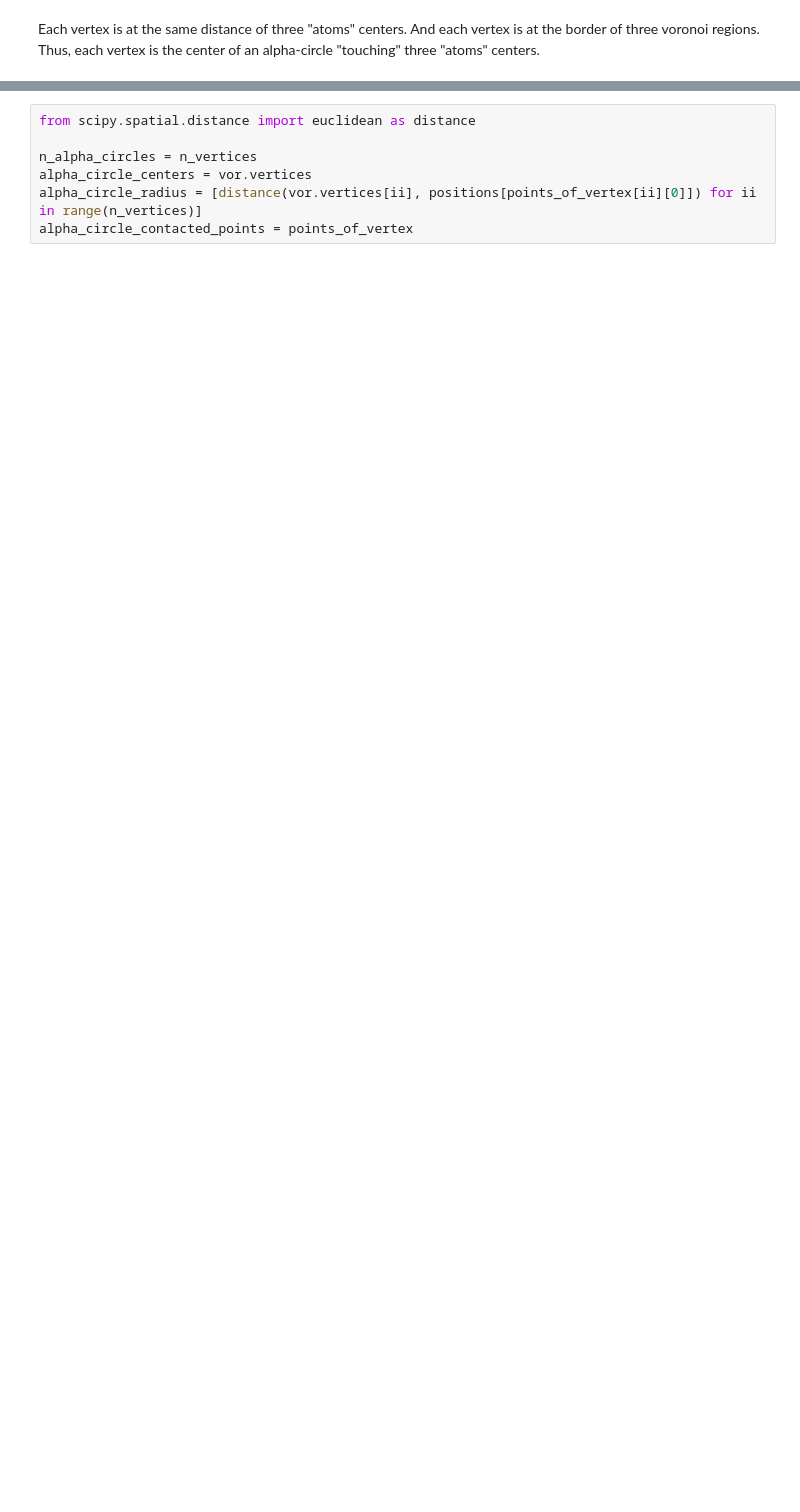
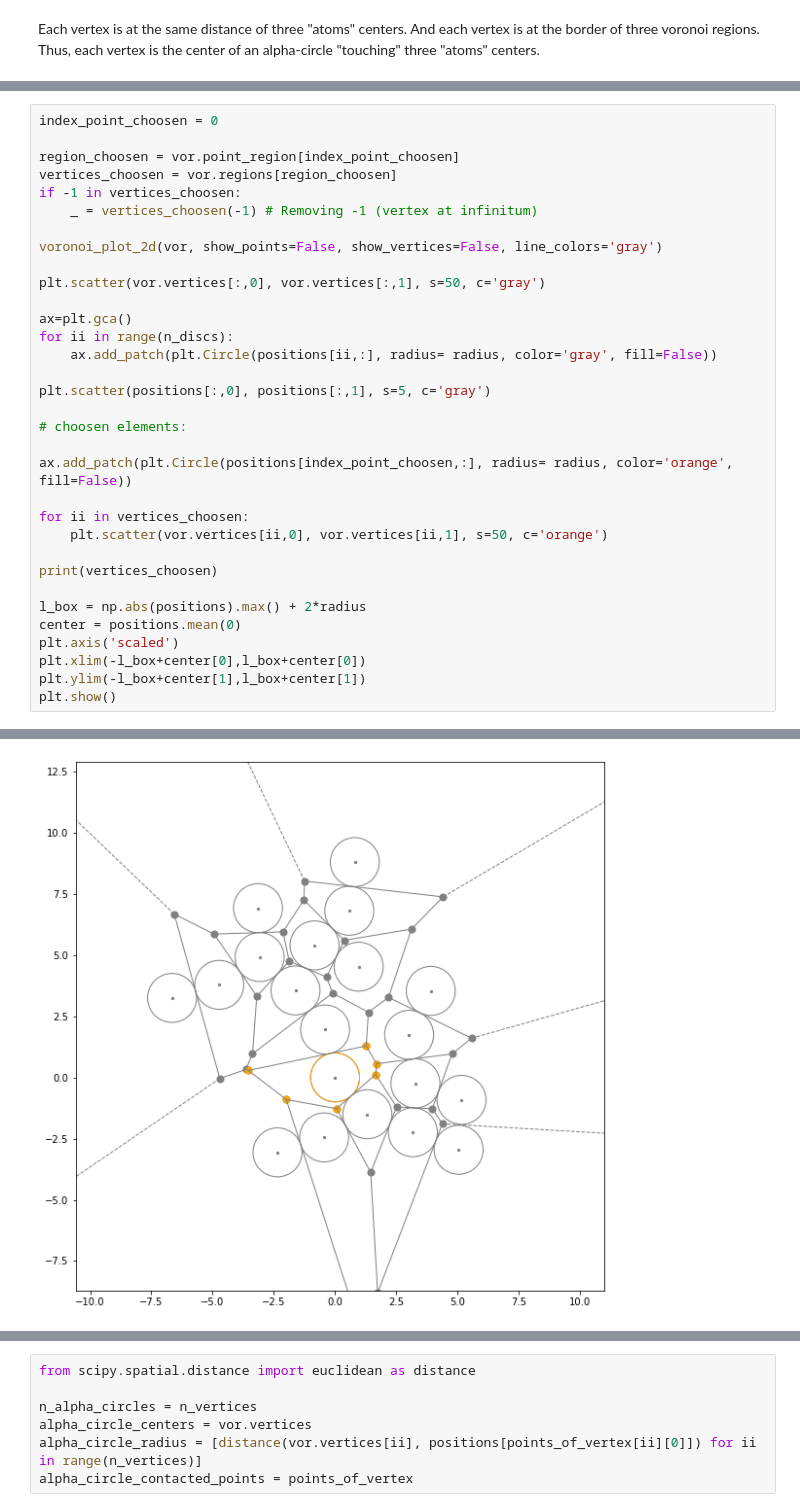
Before and after one commit to uibcdf/OpenPocket-Tools, a Jupyter notebook: Exercise-1/Diegos_Proposal.ipynb, the cells around one changed output, grey strips where cells are left out. Saved outputs shown, nothing was run; the diff lists cells and outputs as text; blank space fills up the shorter version.

```diff
--- a/Exercise-1/Diegos_Proposal.ipynb
+++ b/Exercise-1/Diegos_Proposal.ipynb
@@ -239,0 +242,34 @@ array([10, 18,  4, 16,  5, 14,  1, 15, 19,  2,  8, 17, 20,  3, 11, 13,  7,
+# %%
+index_point_choosen = 0
+
+region_choosen = vor.point_region[index_point_choosen]
+vertices_choosen = vor.regions[region_choosen]
+if -1 in vertices_choosen:
+    _ = vertices_choosen(-1) # Removing -1 (vertex at infinitum)
+
+voronoi_plot_2d(vor, show_points=False, show_vertices=False, line_colors='gray')
+
+plt.scatter(vor.vertices[:,0], vor.vertices[:,1], s=50, c='gray')
+
+ax=plt.gca()
+for ii in range(n_discs):
+    ax.add_patch(plt.Circle(positions[ii,:], radius= radius, color='gray', fill=False))
+
+plt.scatter(positions[:,0], positions[:,1], s=5, c='gray')
+
+# choosen elements:
+
+ax.add_patch(plt.Circle(positions[index_point_choosen,:], radius= radius, color='orange', fill=False))
+
+for ii in vertices_choosen:
+    plt.scatter(vor.vertices[ii,0], vor.vertices[ii,1], s=50, c='orange')
+
+print(vertices_choosen)
+
+l_box = np.abs(positions).max() + 2*radius
+center = positions.mean(0)
+plt.axis('scaled')
+plt.xlim(-l_box+center[0],l_box+center[0])
+plt.ylim(-l_box+center[1],l_box+center[1])
+plt.show()
+# %% [output]
@@ -239,0 +277 @@ array([10, 18,  4, 16,  5, 14,  1, 15, 19,  2,  8, 17, 20,  3, 11, 13,  7,
+[figure, added]
```
Also changed, not shown: parts of 21 cells of this notebook.
